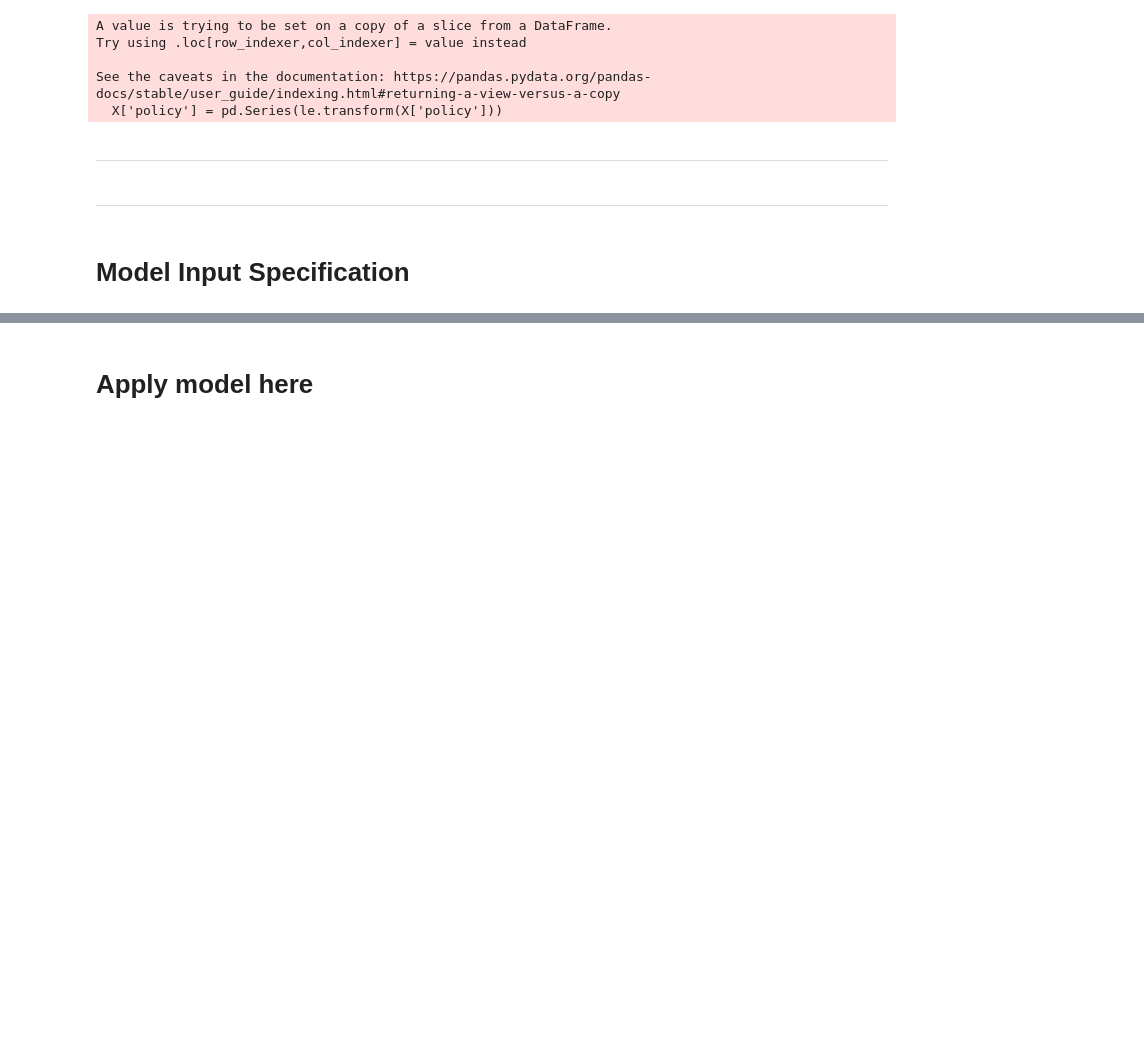
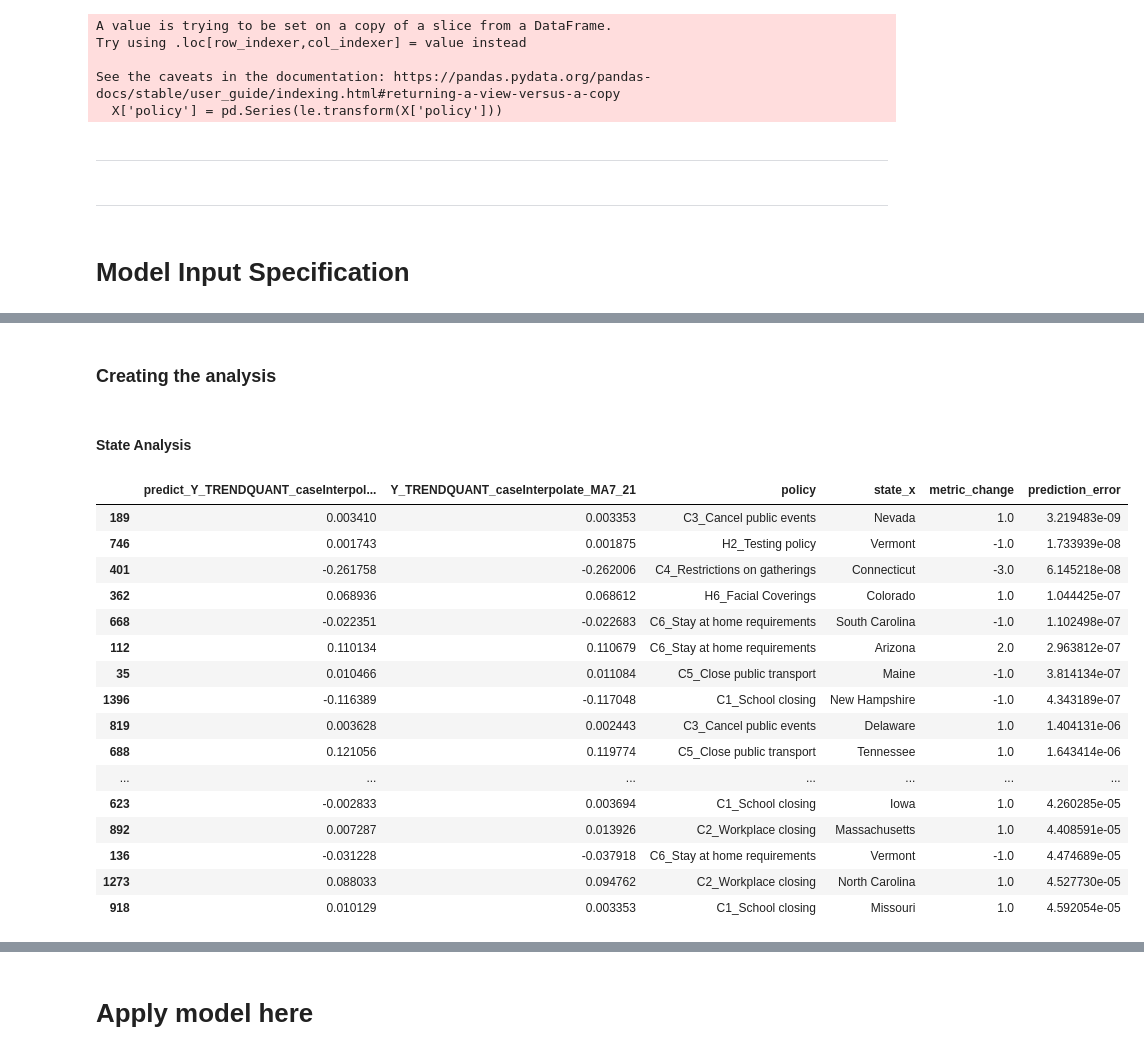
Before and after one commit to tigboatnc/Covid-Policy-Effectiveness, a Jupyter notebook: notebooks/model1.ipynb, the cells around one changed output, grey strips where cells are left out. Saved outputs shown, nothing was run; the diff lists cells and outputs as text; code cells hidden in the pictures; blank space fills up the shorter version.

```diff
--- a/notebooks/model1.ipynb
+++ b/notebooks/model1.ipynb
@@ -141,0 +183,22 @@ y_selected = y[['Y_SLOPE_caseInterpolate_gauss3_21']]
+# %%
+alpha = [10,40,100,10,50,10,40,100]
+degree = [3,3,3,5,5,7,7,7]
+for i in range (7):
+
+    krr = KernelRidge(alpha = alpha[i] ,degree = degree[i])
+    krr.fit(X[:1500], y_selected[:1500])
+
+    X_train = X[:1500]
+    y_train = y_selected[:1500]
+    y_train_predict=krr.predict(X_train)
+
+
+    X_test = X[1500:]
+    y_test = y_selected[1500:]
+    y_test_predict=krr.predict(X_test)
+
+    train_error = mean_absolute_error(y_train, y_train_predict)
+    test_error = mean_absolute_error(y_test, y_test_predict)
+
+    print(f'alpha: {alpha[i]}, degree: {degree[i]}\ntrain error: {train_error}\ntest_error: {test_error}')
+    print('\n')
@@ -141,0 +223,30 @@ y_selected = y[['Y_SLOPE_caseInterpolate_gauss3_21']]
+# %% [markdown]
+### Creating the analysis
+# %% [markdown]
+#### State Analysis
+# %%
+df_temp = pd.DataFrame(y_train_predict,columns=[f'predict_{Y_SELECTED}'])
+# %%
+result = pd.concat([df_temp, y_train,trainDF[['policy','state_x','metric_change']][:1500] ], axis=1)
+# %%
+result['prediction_error'] = pow(result[f'predict_{Y_SELECTED}'] - result[Y_SELECTED],2)
+# %%
+result.sort_values(by='prediction_error')[0:50]
+# %% [output]
+|  | predict_Y_TRENDQUANT_caseInterpol... | Y_TRENDQUANT_caseInterpolate_MA7_21 | policy | state_x | metric_change | prediction_error |
+| 189 | 0.003410 | 0.003353 | C3_Cancel public events | Nevada | 1.0 | 3.219483e-09 |
+| 746 | 0.001743 | 0.001875 | H2_Testing policy | Vermont | -1.0 | 1.733939e-08 |
+| 401 | -0.261758 | -0.262006 | C4_Restrictions on gatherings | Connecticut | -3.0 | 6.145218e-08 |
+| 362 | 0.068936 | 0.068612 | H6_Facial Coverings | Colorado | 1.0 | 1.044425e-07 |
+| 668 | -0.022351 | -0.022683 | C6_Stay at home requirements | South Carolina | -1.0 | 1.102498e-07 |
+| 112 | 0.110134 | 0.110679 | C6_Stay at home requirements | Arizona | 2.0 | 2.963812e-07 |
+| 35 | 0.010466 | 0.011084 | C5_Close public transport | Maine | -1.0 | 3.814134e-07 |
+| 1396 | -0.116389 | -0.117048 | C1_School closing | New Hampshire | -1.0 | 4.343189e-07 |
+| 819 | 0.003628 | 0.002443 | C3_Cancel public events | Delaware | 1.0 | 1.404131e-06 |
+| 688 | 0.121056 | 0.119774 | C5_Close public transport | Tennessee | 1.0 | 1.643414e-06 |
+| ... | ... | ... | ... | ... | ... | ... |
+| 623 | -0.002833 | 0.003694 | C1_School closing | Iowa | 1.0 | 4.260285e-05 |
+| 892 | 0.007287 | 0.013926 | C2_Workplace closing | Massachusetts | 1.0 | 4.408591e-05 |
+| 136 | -0.031228 | -0.037918 | C6_Stay at home requirements | Vermont | -1.0 | 4.474689e-05 |
+| 1273 | 0.088033 | 0.094762 | C2_Workplace closing | North Carolina | 1.0 | 4.527730e-05 |
+| 918 | 0.010129 | 0.003353 | C1_School closing | Missouri | 1.0 | 4.592054e-05 |
```
Also changed, not shown: parts of 29 cells of this notebook, 19 other files.
